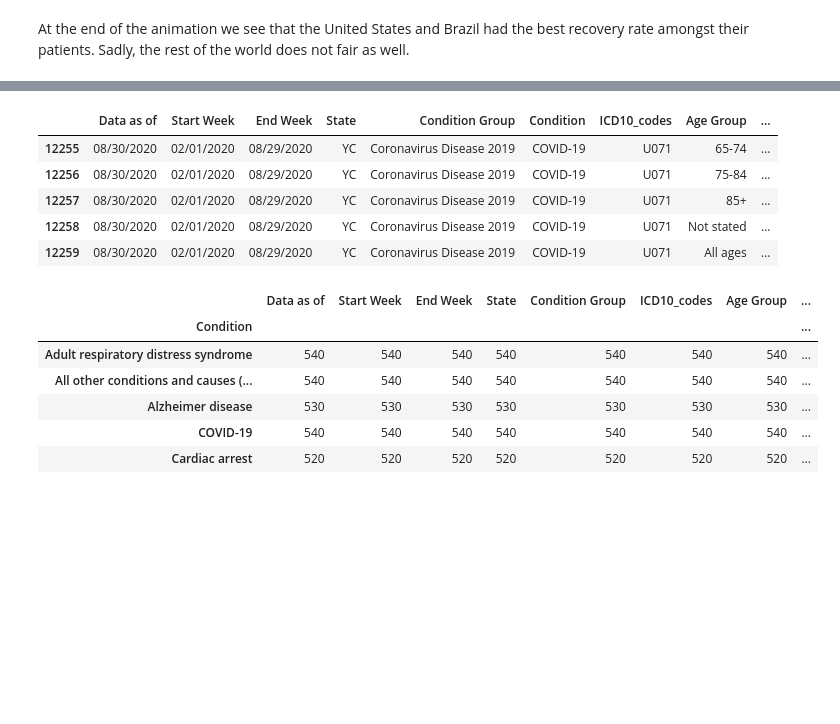
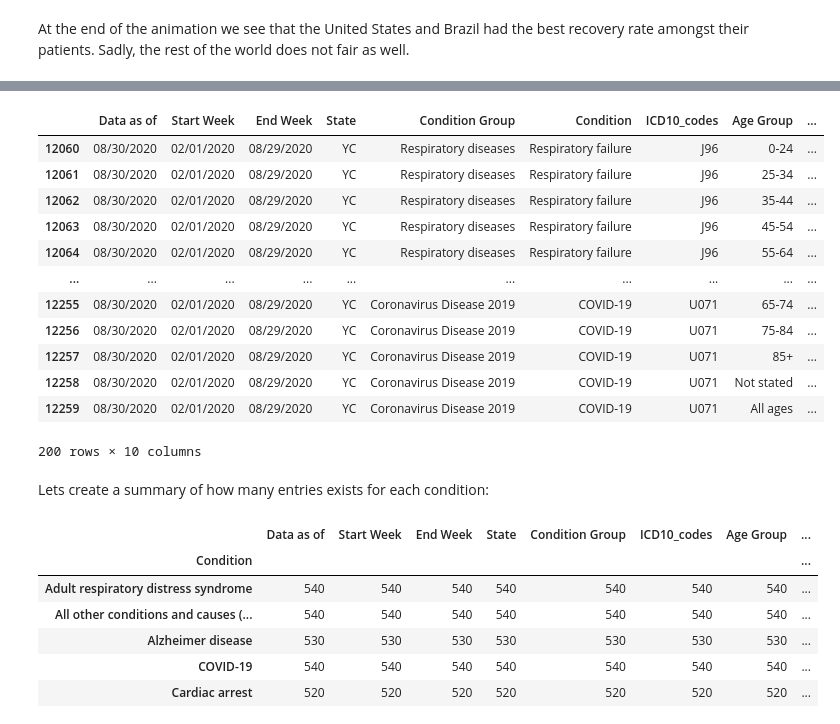
Before and after one commit to allisonvaldez/Visualizing_Covid, a Jupyter notebook: covid.ipynb, the cells around one changed output, grey strips where cells are left out. Drawn from its saved outputs; the diff is of its cells as text; code cells hidden in the pictures; blank space fills up the shorter version.

```diff
--- a/covid.ipynb
+++ b/covid.ipynb
@@ -939,10 +944,19 @@ dataset3.head()
 # %%
-dataset3.tail()
+dataset3.tail(200)
 # %% [output]
 |  | Data as of | Start Week | End Week | State | Condition Group | Condition | ICD10_codes | Age Group | ... |
+| 12060 | 08/30/2020 | 02/01/2020 | 08/29/2020 | YC | Respiratory diseases | Respiratory failure | J96 | 0-24 | ... |
+| 12061 | 08/30/2020 | 02/01/2020 | 08/29/2020 | YC | Respiratory diseases | Respiratory failure | J96 | 25-34 | ... |
+| 12062 | 08/30/2020 | 02/01/2020 | 08/29/2020 | YC | Respiratory diseases | Respiratory failure | J96 | 35-44 | ... |
+| 12063 | 08/30/2020 | 02/01/2020 | 08/29/2020 | YC | Respiratory diseases | Respiratory failure | J96 | 45-54 | ... |
+| 12064 | 08/30/2020 | 02/01/2020 | 08/29/2020 | YC | Respiratory diseases | Respiratory failure | J96 | 55-64 | ... |
+| ... | ... | ... | ... | ... | ... | ... | ... | ... | ... |
 | 12255 | 08/30/2020 | 02/01/2020 | 08/29/2020 | YC | Coronavirus Disease 2019 | COVID-19 | U071 | 65-74 | ... |
 | 12256 | 08/30/2020 | 02/01/2020 | 08/29/2020 | YC | Coronavirus Disease 2019 | COVID-19 | U071 | 75-84 | ... |
 | 12257 | 08/30/2020 | 02/01/2020 | 08/29/2020 | YC | Coronavirus Disease 2019 | COVID-19 | U071 | 85+ | ... |
 | 12258 | 08/30/2020 | 02/01/2020 | 08/29/2020 | YC | Coronavirus Disease 2019 | COVID-19 | U071 | Not stated | ... |
 | 12259 | 08/30/2020 | 02/01/2020 | 08/29/2020 | YC | Coronavirus Disease 2019 | COVID-19 | U071 | All ages | ... |
+200 rows × 10 columns
+# %% [markdown]
+Lets create a summary of how many entries exists for each condition:
 # %%
```
Also changed, not shown: parts of 6 cells of this notebook.
